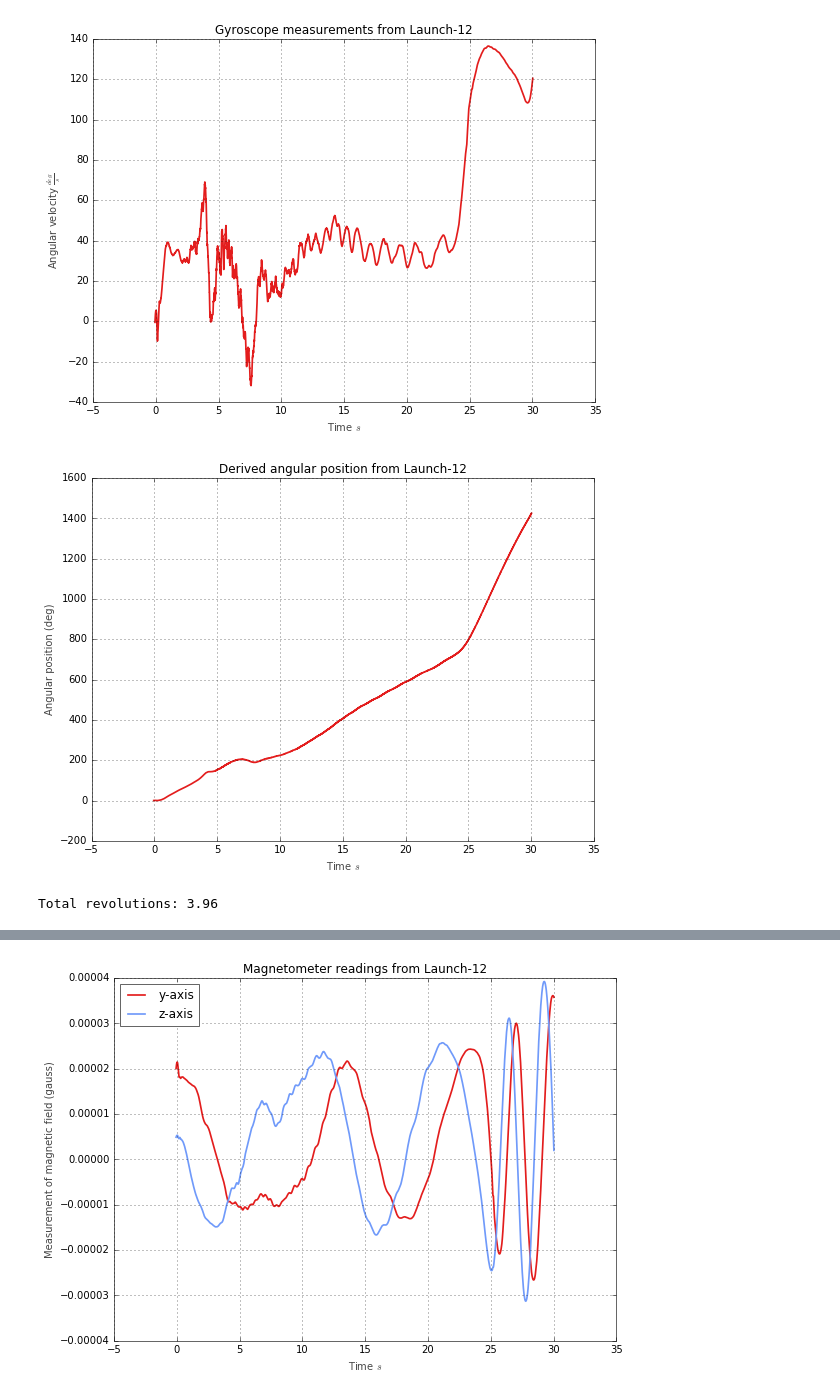
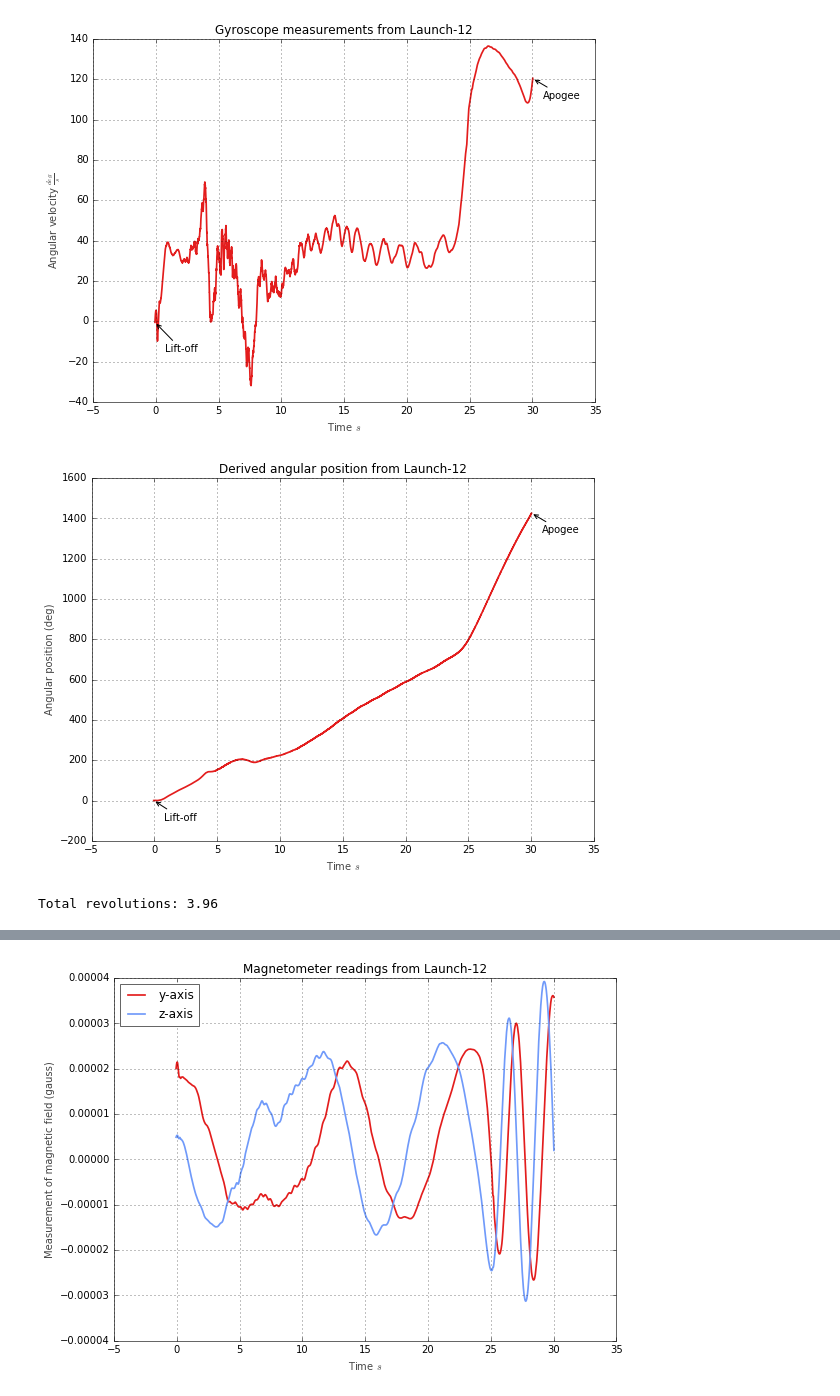
Before and after one commit to psas/Launch-12, a Jupyter notebook: data/notebooks/rollanalysis_part3.ipynb, the cells around one changed output, grey strips where cells are left out. Drawn from its saved outputs; the diff is of its cells as text; code cells hidden in the pictures.

Commit message:
final draft for part3 of roll control analysis

```diff
--- a/data/notebooks/rollanalysis_part3.ipynb
+++ b/data/notebooks/rollanalysis_part3.ipynb
@@ -83,35 +77,68 @@ In the code below I do the following:
 # eliminate samples before takeoff and after apogee
 time = time[3650:28125]
 gyro_x = gyro_x[3650:28125]
 gyro_y = gyro_y[3650:28125]
 gyro_z = gyro_z[3650:28125]
+
+# index of apogee event, known from past analysis
+apogee_index = 24472
 
 # filter gyro readings
 gyro_x = savgol_filter(gyro_x, 201, 2)
 gyro_y = savgol_filter(gyro_y, 201, 2)
 gyro_z = savgol_filter(gyro_z, 201, 2)
 
 # integrate to get angular position
 ang = []
 for k in range(len(gyro_x)):
     if(k > 0):
         ang.append(simps(gyro_x[:k], time[:k]))
 ang = numpy.array(ang)
 
+# markers for annotation
+takeoff_gyro = (time[0], gyro_x[0])
+takeoff_ang = (time[0], ang[0])
+apogee_gyro = (time[apogee_index], gyro_x[apogee_index])
+apogee_ang = (time[apogee_index], ang[apogee_index])
+
 setup_graph('Gyroscope measurements from Launch-12', r'Time $s$', r'Angular velocity $\frac{deg}{s}$', (9,6.5))
 plt.plot(time, gyro_x)
+plt.annotate('Lift-off',
+             takeoff_gyro,
+             xycoords='data',
+             xytext=(10,-30),
+             textcoords='offset points',
+             arrowprops=dict(arrowstyle="->"))
+plt.annotate('Apogee',
+             apogee_gyro,
+             xycoords='data',
+             xytext=(10,-20),
+             textcoords='offset points',
+             arrowprops=dict(arrowstyle="->"))
 plt.show()
 
 setup_graph('Derived angular position from Launch-12', r'Time $s$', 'Angular position (deg)', (9,6.5))
 plt.plot(time[1:], ang)
+plt.annotate('Lift-off',
+             takeoff_ang,
+             xycoords='data',
+             xytext=(10,-20),
+             textcoords='offset points',
+             arrowprops=dict(arrowstyle="->"))
+plt.annotate('Apogee',
+             apogee_ang,
+             xycoords='data',
+             xytext=(10,-20),
+             textcoords='offset points',
+             arrowprops=dict(arrowstyle="->"))
 plt.show()
 
 gyro_result = ang.max()/360.0
 
 print 'Total revolutions: %3.2f' % gyro_result
 # %% [output]
-[figure, old version]
+[figure, new version]
-[figure, old version]
+[figure, new version]
 Total revolutions: 3.96
 # %% [markdown]
 ### Magnetometer measurements
```
Also changed, not shown: parts of 28 cells of this notebook.
